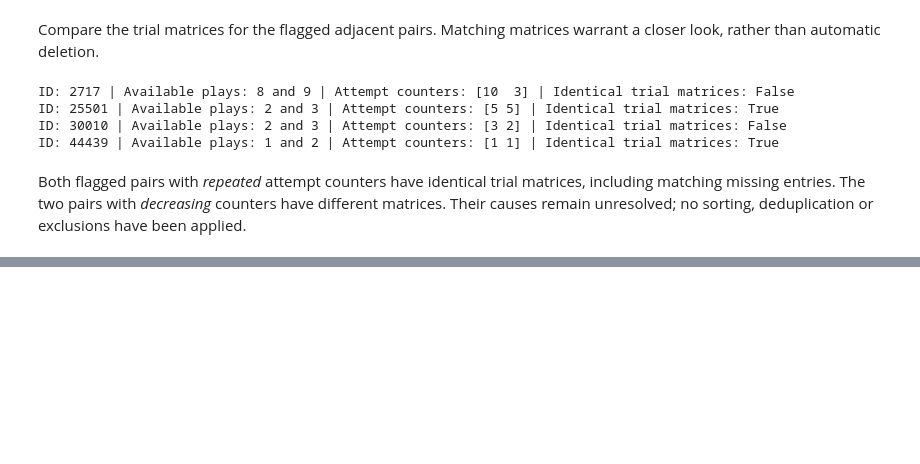
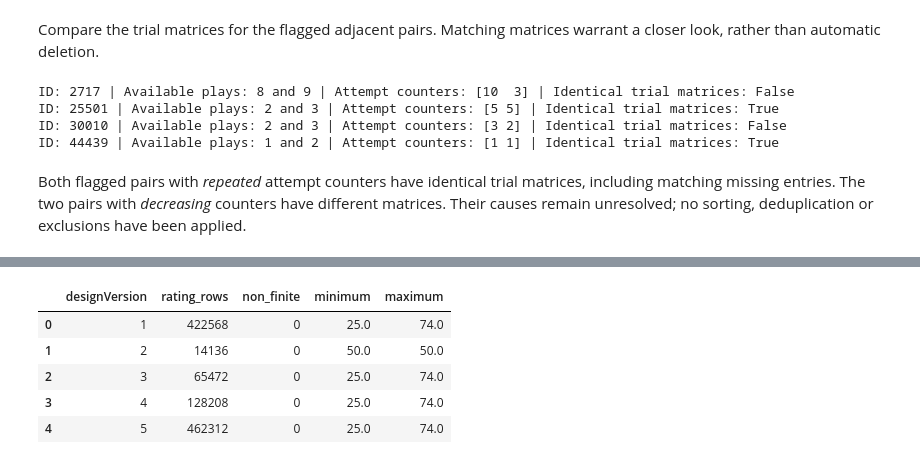
Before and after one commit to gustavbeen/mood-rpe-feasibility, a Jupyter notebook: notebooks/02_validate_gbe.ipynb, the cells around one changed output, grey strips where cells are left out. Saved outputs shown, nothing was run; the diff lists cells and outputs as text; code cells hidden in the pictures; blank space fills up the shorter version.

```diff
--- a/notebooks/02_validate_gbe.ipynb
+++ b/notebooks/02_validate_gbe.ipynb
@@ -417,0 +424,24 @@ Both flagged pairs with *repeated* attempt counters have identical trial matrice
+# %%
+starting_values_by_version = {}
+
+for participant in participants:
+    versions = np.atleast_1d(participant["designVersion"])
+
+    for play_index, play in enumerate(get_plays(participant)):
+        version = int(versions[play_index])
+        has_rating = ~np.isnan(play[:, 9])
+        starts = play[has_rating, 10] # col 10 = "startValue"
+
+        if version not in starting_values_by_version:
+            starting_values_by_version[version] = []
+
+        starting_values_by_version[version].extend(starts.tolist())
+# %%
+for version, values in sorted(starting_values_by_version.items()):
+    counts = Counter(values)
+    print(
+        "Version:", version,
+        "| Rating rows:", len(values),
+        "| Distinct starting values:", len(counts),
+        "| Most common:", counts.most_common(5),
+    )
@@ -417,0 +454,23 @@ Both flagged pairs with *repeated* attempt counters have identical trial matrice
+# %%
+start_summary = []
+
+for version, values in sorted(starting_values_by_version.items()):
+    values = np.asarray(values)
+    finite = values[np.isfinite(values)]
+
+    start_summary.append({
+        "designVersion": version,
+        "rating_rows": len(values),
+        "non_finite": np.sum(~np.isfinite(values)),
+        "minimum": finite.min() if len(finite) else np.nan,
+        "maximum": finite.max() if len(finite) else np.nan,
+    })
+
+pd.DataFrame(start_summary)
+# %% [output]
+|  | designVersion | rating_rows | non_finite | minimum | maximum |
+| 0 | 1 | 422568 | 0 | 25.0 | 74.0 |
+| 1 | 2 | 14136 | 0 | 50.0 | 50.0 |
+| 2 | 3 | 65472 | 0 | 25.0 | 74.0 |
+| 3 | 4 | 128208 | 0 | 25.0 | 74.0 |
+| 4 | 5 | 462312 | 0 | 25.0 | 74.0 |
```
Also changed, not shown: parts of 11 cells of this notebook.
